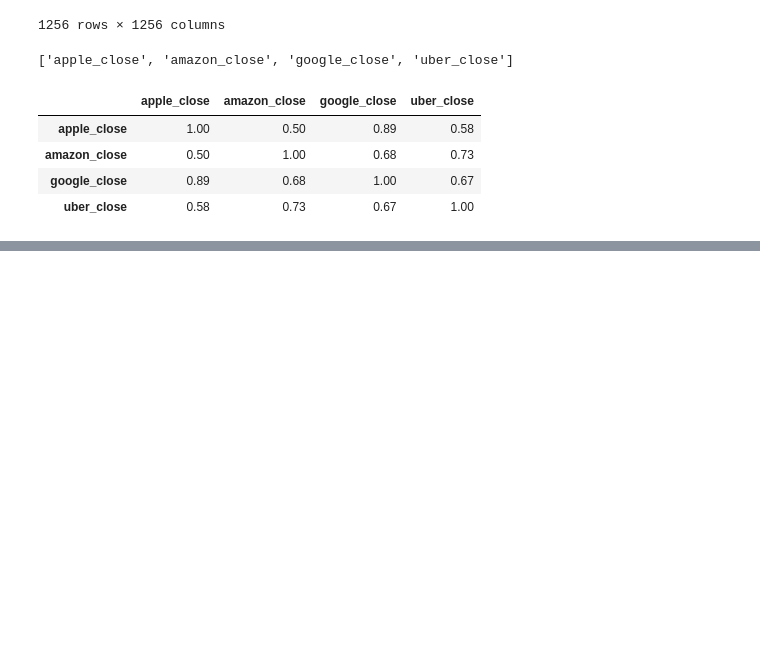
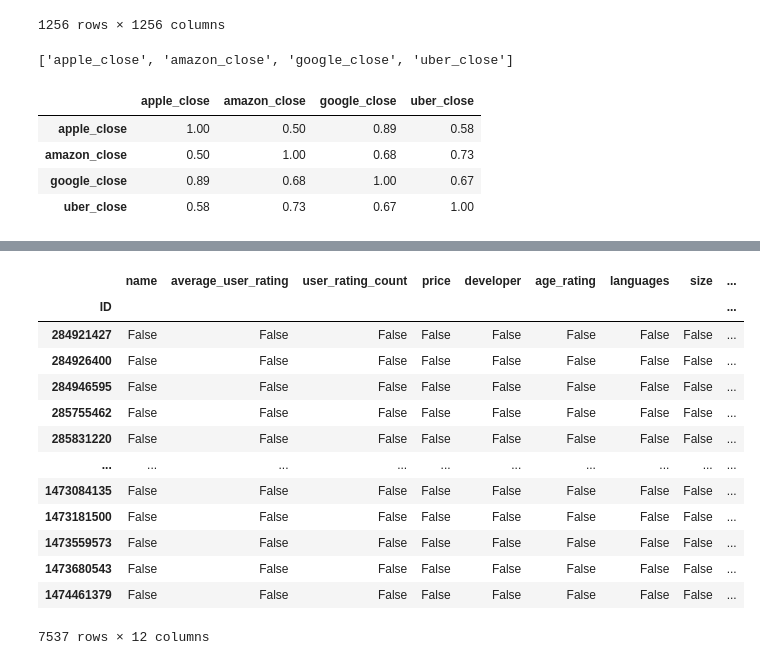
Before and after one commit to kudzik/Career-Path-Data-Science, a Jupyter notebook: Zadania/Zboiry_danych_Pandas.ipynb, the cells around one changed output, grey strips where cells are left out. Drawn from its saved outputs; the diff is of its cells as text; code cells hidden in the pictures; blank space fills up the shorter version.

```diff
--- a/Zadania/Zboiry_danych_Pandas.ipynb
+++ b/Zadania/Zboiry_danych_Pandas.ipynb
@@ -199,0 +606,18 @@ df[df_close].corr()
+# %%
+google_dropna = google.dropna()  # usuniecie wierszy zawierajacych NaN
+google_dropna.isnull().sum()
+# %% [output]
+|  | name | average_user_rating | user_rating_count | price | developer | age_rating | languages | size | ... |
+| ID |  |  |  |  |  |  |  |  | ... |
+| 284921427 | False | False | False | False | False | False | False | False | ... |
+| 284926400 | False | False | False | False | False | False | False | False | ... |
+| 284946595 | False | False | False | False | False | False | False | False | ... |
+| 285755462 | False | False | False | False | False | False | False | False | ... |
+| 285831220 | False | False | False | False | False | False | False | False | ... |
+| ... | ... | ... | ... | ... | ... | ... | ... | ... | ... |
+| 1473084135 | False | False | False | False | False | False | False | False | ... |
+| 1473181500 | False | False | False | False | False | False | False | False | ... |
+| 1473559573 | False | False | False | False | False | False | False | False | ... |
+| 1473680543 | False | False | False | False | False | False | False | False | ... |
+| 1474461379 | False | False | False | False | False | False | False | False | ... |
+7537 rows × 12 columns
```
Also changed, not shown: parts of 29 cells of this notebook, 3 other files.
